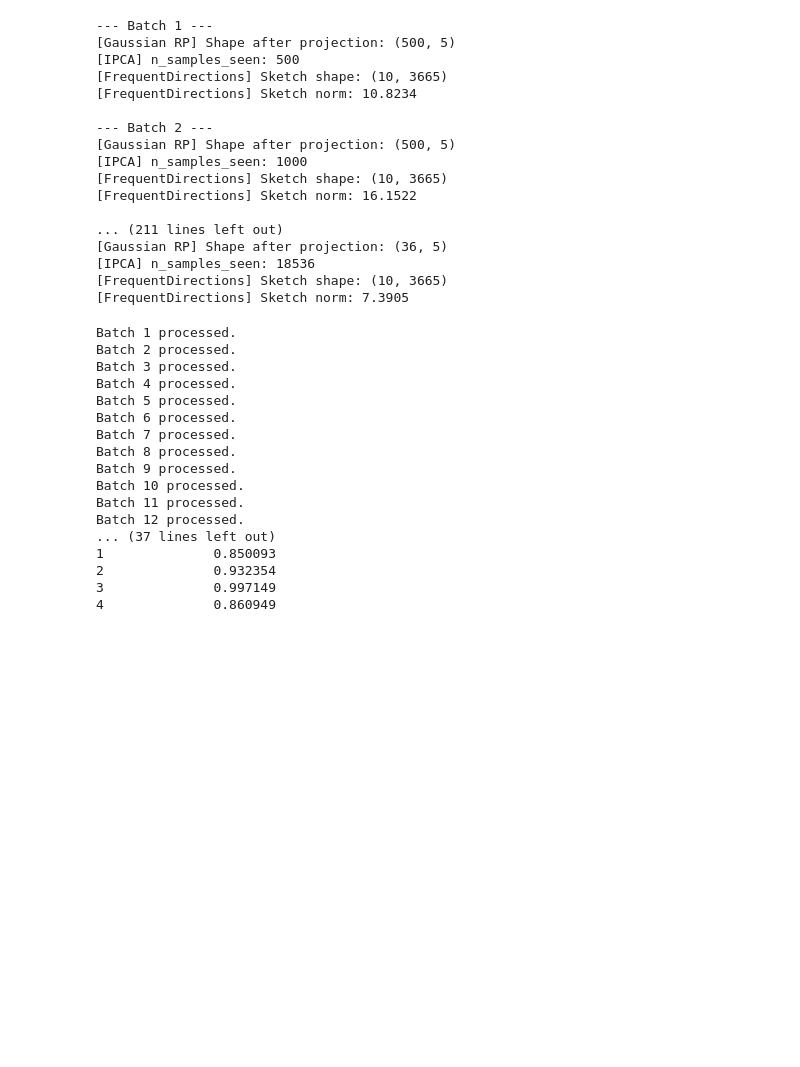
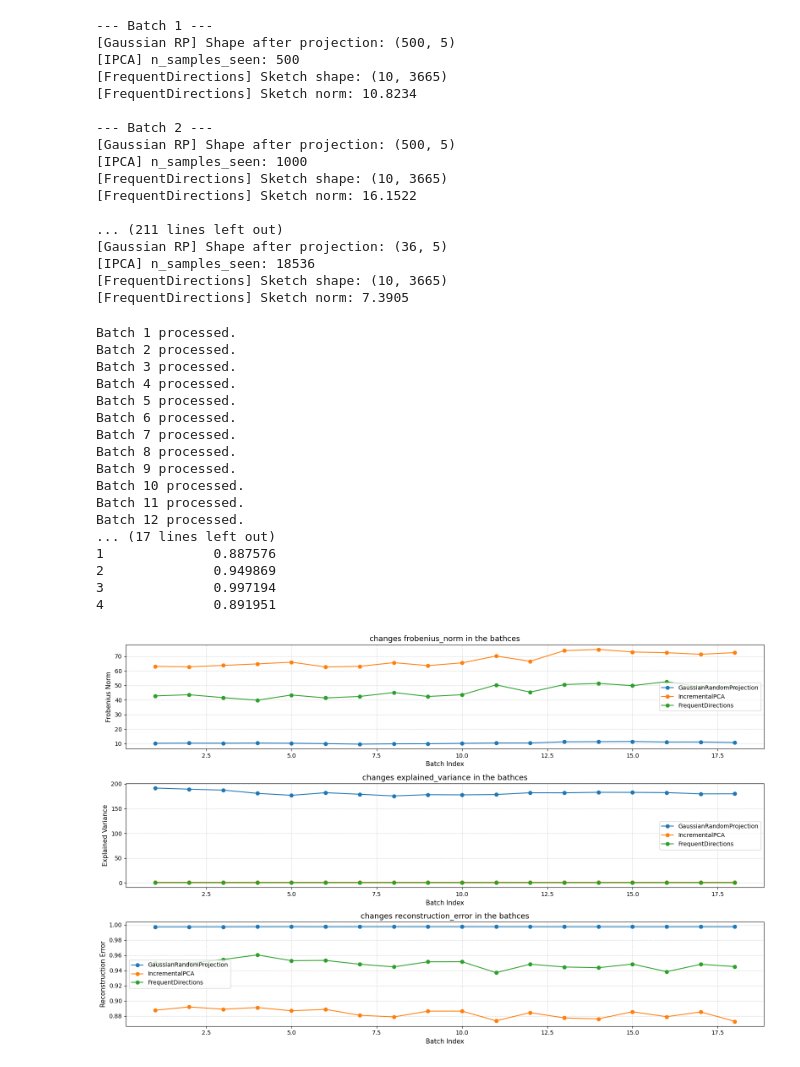
Before and after one commit to Rezarsa82/online_retail_matrix_monitoring, a Jupyter notebook: OnlineRetail.ipynb, the cells around one changed output. Saved outputs shown, nothing was run; the diff lists cells and outputs as text; code cells hidden in the pictures; blank space fills up the shorter version.

Commit message:
Imaging the results

```diff
--- a/OnlineRetail.ipynb
+++ b/OnlineRetail.ipynb
@@ -114,7 +114,7 @@ for invoice in random_invoices:
 ّInvoice 555415: 4 Products
    Products: [21340, 22178, 22427, 22784]
 # %%
-batch_size = 500
+batch_size = 1000
 batches = []
 
 for i in range(0, len(item_transaction_matrix), batch_size):
@@ -822,7 +822,7 @@ results = []
 n_components = 20
 ell = 20
 
-for batch_idx, batch in enumerate(batches):
+for batch_idx, batch in enumerate(batches[:-1]):
     X = batch.values.astype(float)
 
     grp = GaussianRandomProjection(n_components=n_components, random_state=42)
@@ -898,8 +898,33 @@ Batch 9 processed.
 Batch 10 processed.
 Batch 11 processed.
 Batch 12 processed.
-... (37 lines left out)
-1              0.850093
-2              0.932354
-3              0.997149
-4              0.860949
+... (17 lines left out)
+1              0.887576
+2              0.949869
+3              0.997194
+4              0.891951
+# %%
+import matplotlib.pyplot as plt
+
+results_df["batch"] = results_df["batch"].astype(int)
+
+metrics = ["frobenius_norm", "explained_variance", "reconstruction_error"]
+
+plt.figure(figsize=(16, 10))
+
+for i, metric in enumerate(metrics, 1):
+    plt.subplot(3, 1, i)
+    for alg in results_df["algorithm"].unique():
+        subset = results_df[results_df["algorithm"] == alg]
+        plt.plot(subset["batch"], subset[metric], marker="o", label=alg)
+
+    plt.title(f"changes {metric} in the bathces", fontsize=13)
+    plt.xlabel("Batch Index", fontsize=11)
+    plt.ylabel(metric.replace("_", " ").title(), fontsize=11)
+    plt.legend()
+    plt.grid(True, linestyle="--", alpha=0.5)
+
+plt.tight_layout()
+plt.show()
+# %% [output]
+[figure, added]
```
Also changed, not shown: parts of 1 cell of this notebook.
